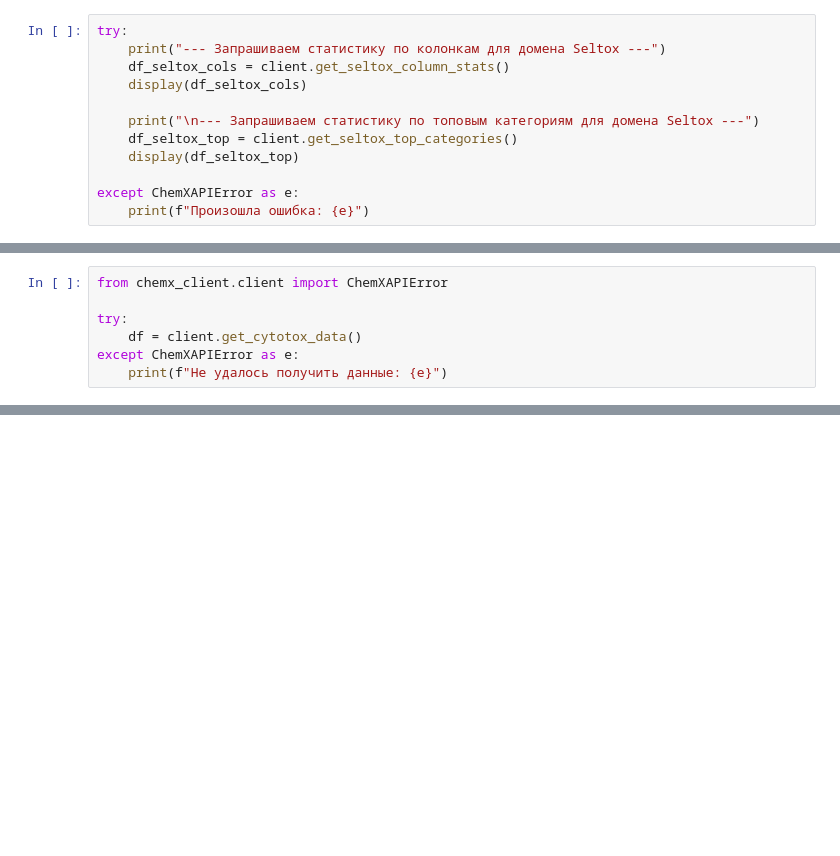
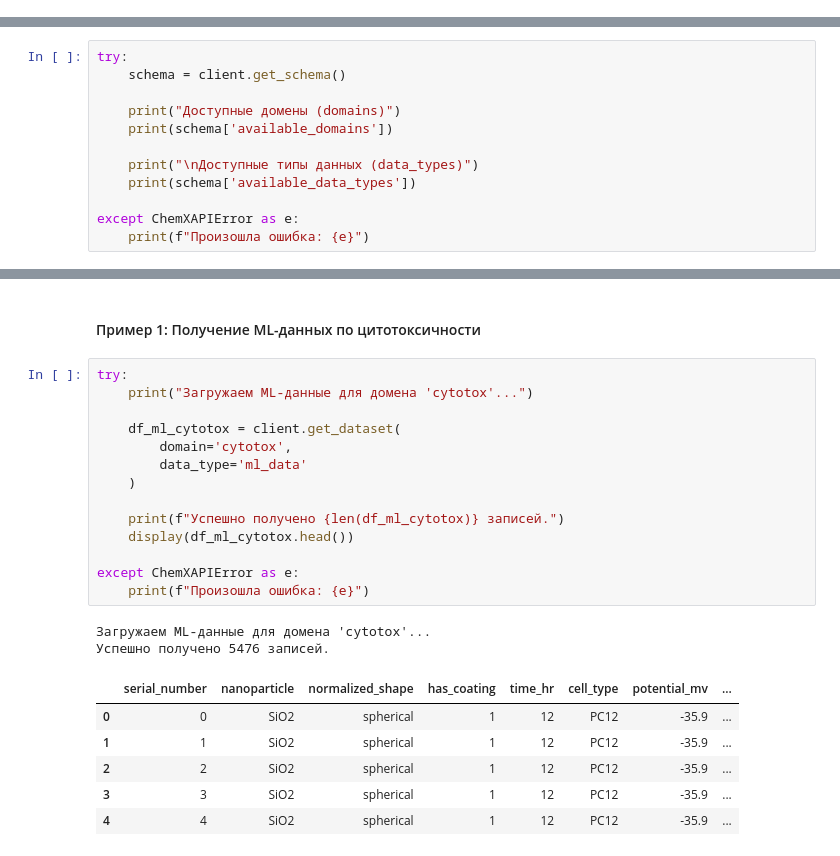
Before and after one commit to ai-chem/chemx-client-python, a Jupyter notebook: Tutorial.ipynb, the cells around one changed output, grey strips where cells are left out. Drawn from its saved outputs; the diff is of its cells as text; blank space fills up the shorter version.

```diff
--- a/Tutorial.ipynb
+++ b/Tutorial.ipynb
@@ -133,12 +0,0 @@ None
-# %%
-try:
-    print("--- Запрашиваем статистику по колонкам для домена Seltox ---")
-    df_seltox_cols = client.get_seltox_column_stats()
-    display(df_seltox_cols)
-
-    print("\n--- Запрашиваем статистику по топовым категориям для домена Seltox ---")
-    df_seltox_top = client.get_seltox_top_categories()
-    display(df_seltox_top)
-
-except ChemXAPIError as e:
-    print(f"Произошла ошибка: {e}")
@@ -366,7 +0,0 @@ display(df_ml.head())
-# %%
-from chemx_client.client import ChemXAPIError
-
-try:
-    df = client.get_cytotox_data()
-except ChemXAPIError as e:
-    print(f"Не удалось получить данные: {e}")
@@ -372,0 +44,12 @@ except ChemXAPIError as e:
+# %%
+try:
+    schema = client.get_schema()
+
+    print("Доступные домены (domains)")
+    print(schema['available_domains'])
+
+    print("\nДоступные типы данных (data_types)")
+    print(schema['available_data_types'])
+
+except ChemXAPIError as e:
+    print(f"Произошла ошибка: {e}")
@@ -372,0 +87,25 @@ except ChemXAPIError as e:
+# %% [markdown]
+#### Пример 1: Получение ML-данных по цитотоксичности
+# %%
+try:
+    print("Загружаем ML-данные для домена 'cytotox'...")
+
+    df_ml_cytotox = client.get_dataset(
+        domain='cytotox',
+        data_type='ml_data'
+    )
+
+    print(f"Успешно получено {len(df_ml_cytotox)} записей.")
+    display(df_ml_cytotox.head())
+
+except ChemXAPIError as e:
+    print(f"Произошла ошибка: {e}")
+# %% [output]
+Загружаем ML-данные для домена 'cytotox'...
+Успешно получено 5476 записей.
+|  | serial_number | nanoparticle | normalized_shape | has_coating | time_hr | cell_type | potential_mv | ... |
+| 0 | 0 | SiO2 | spherical | 1 | 12 | PC12 | -35.9 | ... |
+| 1 | 1 | SiO2 | spherical | 1 | 12 | PC12 | -35.9 | ... |
+| 2 | 2 | SiO2 | spherical | 1 | 12 | PC12 | -35.9 | ... |
+| 3 | 3 | SiO2 | spherical | 1 | 12 | PC12 | -35.9 | ... |
+| 4 | 4 | SiO2 | spherical | 1 | 12 | PC12 | -35.9 | ... |
```
Also changed, not shown: parts of 42 cells of this notebook.
